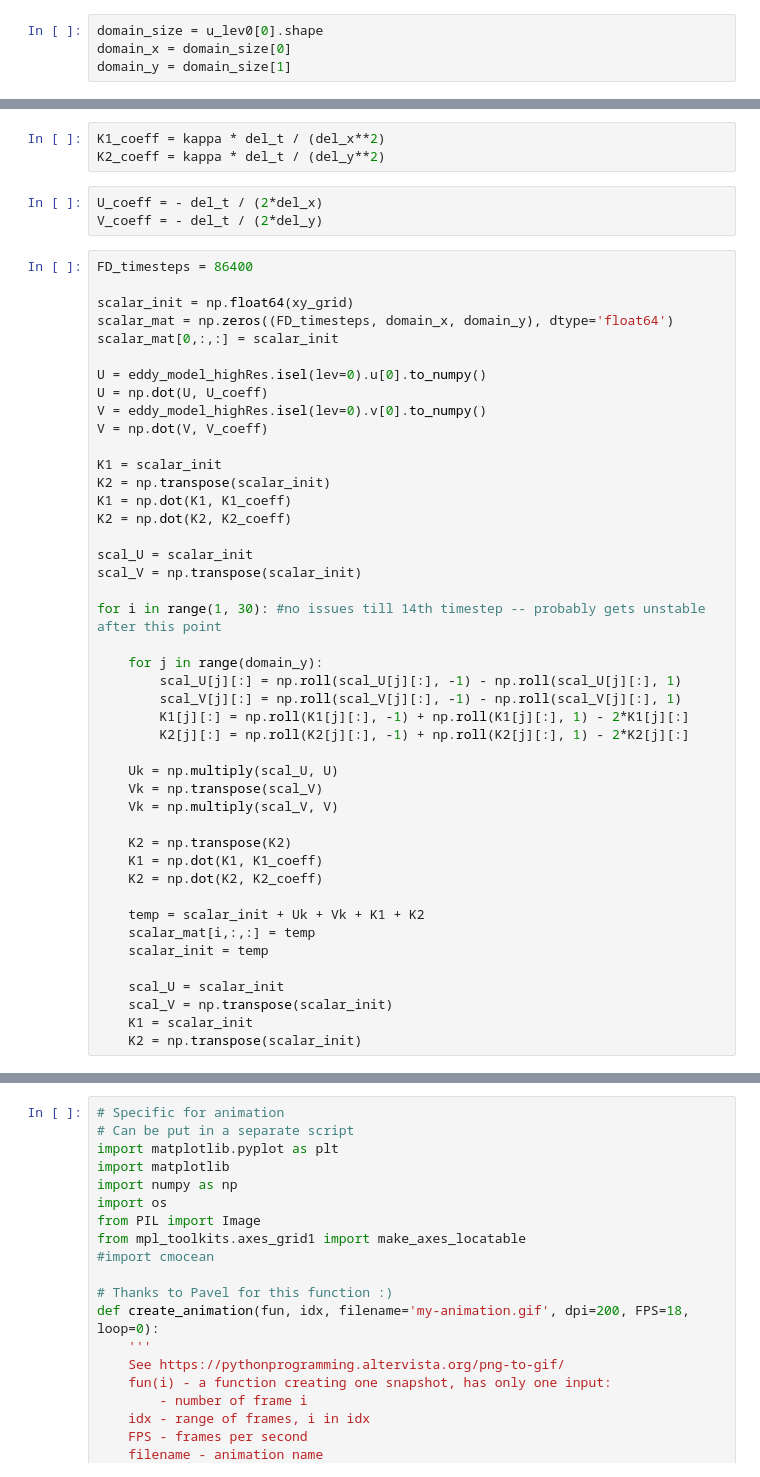
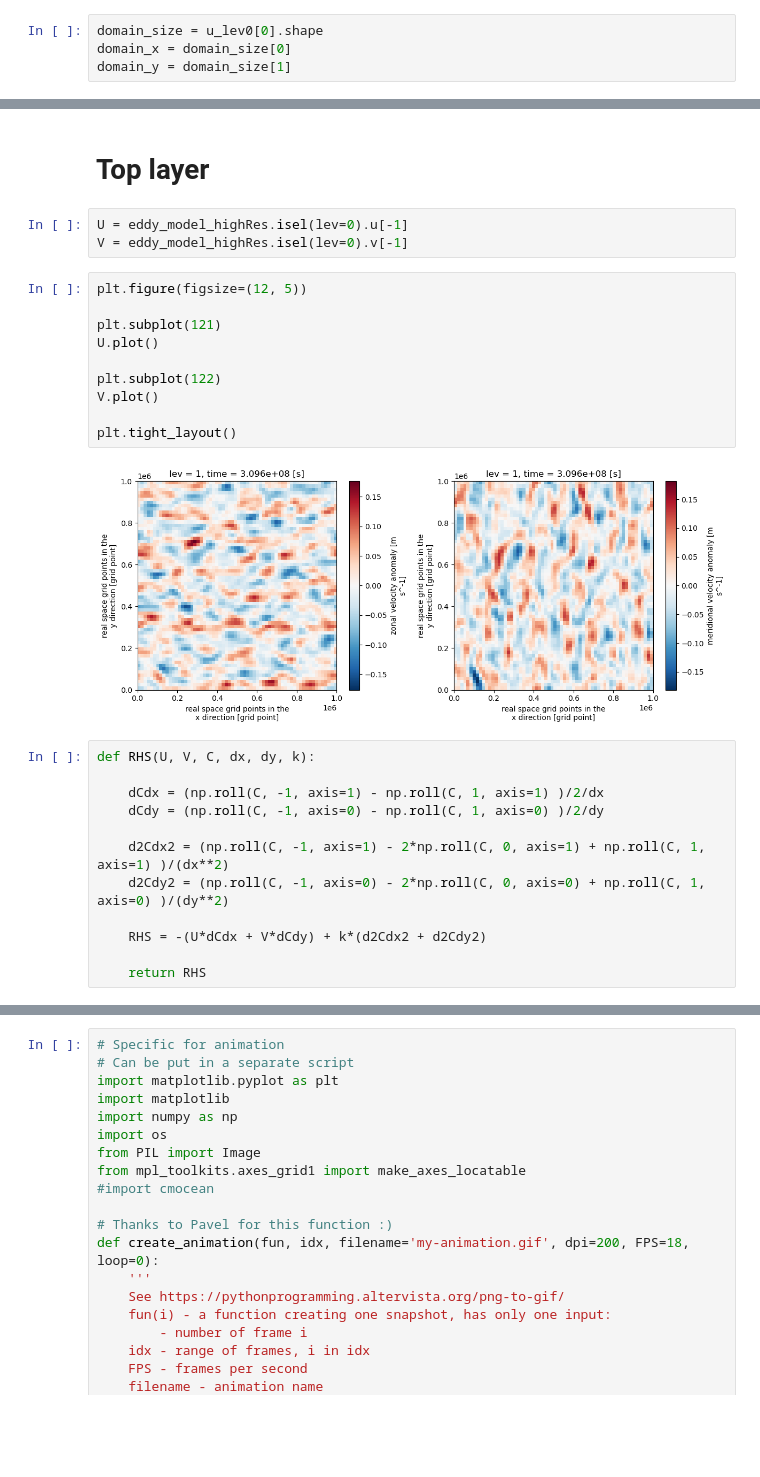
Before and after one commit to ocean-transport/QG-model-summer23, a Jupyter notebook: scalar_FD_roll.ipynb, the cells around one changed output, grey strips where cells are left out. Saved outputs shown, nothing was run; the diff lists cells and outputs as text; blank space fills up the shorter version.

```diff
--- a/scalar_FD_roll.ipynb
+++ b/scalar_FD_roll.ipynb
@@ -163,53 +160,32 @@ plt.title("Initial condition")
 scalar_init = xy_grid
 # %% [output]
 [figure]
-# %%
-K1_coeff = kappa * del_t / (del_x**2)
-K2_coeff = kappa * del_t / (del_y**2)
-# %%
-U_coeff = - del_t / (2*del_x)
-V_coeff = - del_t / (2*del_y)
+# %% [markdown]
+# Top layer
+# %%
+U = eddy_model_highRes.isel(lev=0).u[-1]
+V = eddy_model_highRes.isel(lev=0).v[-1]
+# %%
+plt.figure(figsize=(12, 5))
+
+plt.subplot(121)
+U.plot()
+
+plt.subplot(122)
+V.plot()
+
+plt.tight_layout()
+# %% [output]
+[figure, added]
 # %%
-FD_timesteps = 86400
+def RHS(U, V, C, dx, dy, k):
 
-scalar_init = np.float64(xy_grid)
-scalar_mat = np.zeros((FD_timesteps, domain_x, domain_y), dtype='float64')
-scalar_mat[0,:,:] = scalar_init
+    dCdx = (np.roll(C, -1, axis=1) - np.roll(C, 1, axis=1) )/2/dx
+    dCdy = (np.roll(C, -1, axis=0) - np.roll(C, 1, axis=0) )/2/dy
 
-U = eddy_model_highRes.isel(lev=0).u[0].to_numpy()
-U = np.dot(U, U_coeff)
-V = eddy_model_highRes.isel(lev=0).v[0].to_numpy()
-V = np.dot(V, V_coeff)
+    d2Cdx2 = (np.roll(C, -1, axis=1) - 2*np.roll(C, 0, axis=1) + np.roll(C, 1, axis=1) )/(dx**2)
+    d2Cdy2 = (np.roll(C, -1, axis=0) - 2*np.roll(C, 0, axis=0) + np.roll(C, 1, axis=0) )/(dy**2)
 
-K1 = scalar_init
-K2 = np.transpose(scalar_init)
-K1 = np.dot(K1, K1_coeff)
-K2 = np.dot(K2, K2_coeff)
+    RHS = -(U*dCdx + V*dCdy) + k*(d2Cdx2 + d2Cdy2)
 
-scal_U = scalar_init
-scal_V = np.transpose(scalar_init)
-
-for i in range(1, 30): #no issues till 14th timestep -- probably gets unstable after this point
-
-    for j in range(domain_y):
-        scal_U[j][:] = np.roll(scal_U[j][:], -1) - np.roll(scal_U[j][:], 1)
-        scal_V[j][:] = np.roll(scal_V[j][:], -1) - np.roll(scal_V[j][:], 1)
-        K1[j][:] = np.roll(K1[j][:], -1) + np.roll(K1[j][:], 1) - 2*K1[j][:]
-        K2[j][:] = np.roll(K2[j][:], -1) + np.roll(K2[j][:], 1) - 2*K2[j][:]
-
-    Uk = np.multiply(scal_U, U)
-    Vk = np.transpose(scal_V)
-    Vk = np.multiply(scal_V, V)
-
-    K2 = np.transpose(K2)
-    K1 = np.dot(K1, K1_coeff)
-    K2 = np.dot(K2, K2_coeff)
-
-    temp = scalar_init + Uk + Vk + K1 + K2
-    scalar_mat[i,:,:] = temp
-    scalar_init = temp
-
-    scal_U = scalar_init
-    scal_V = np.transpose(scalar_init)
-    K1 = scalar_init
-    K2 = np.transpose(scalar_init)
+    return RHS
```
Also changed, not shown: parts of 19 cells of this notebook, 2 other files.
